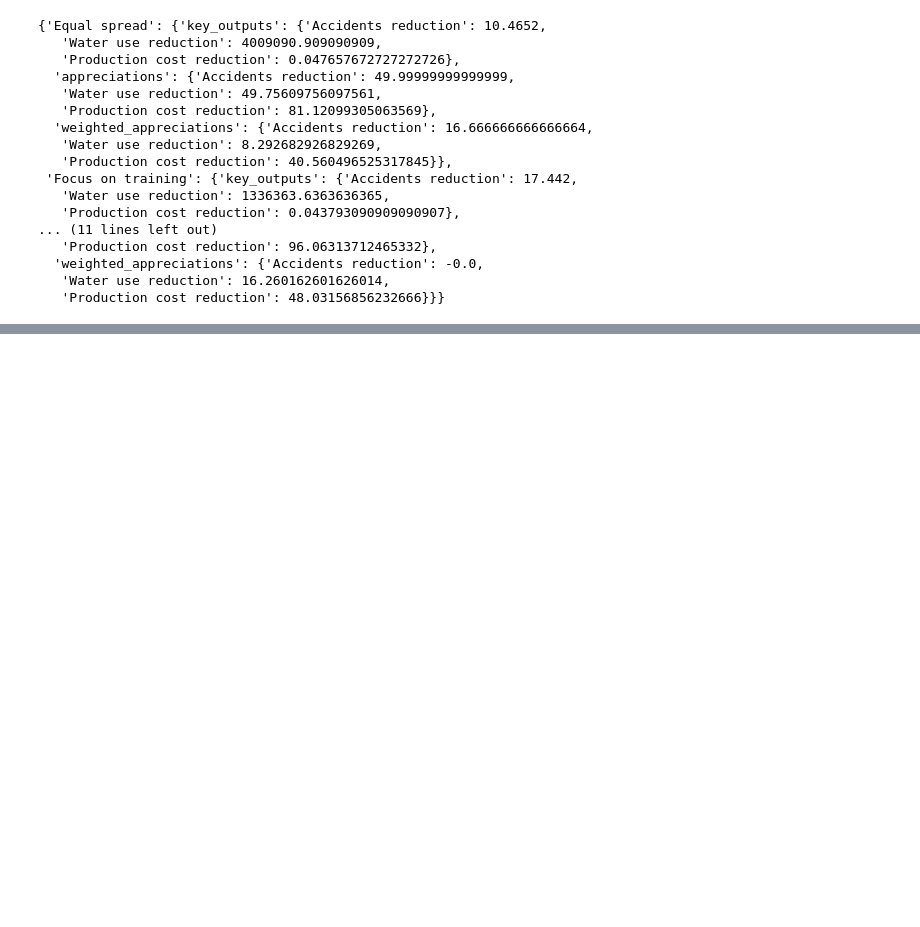
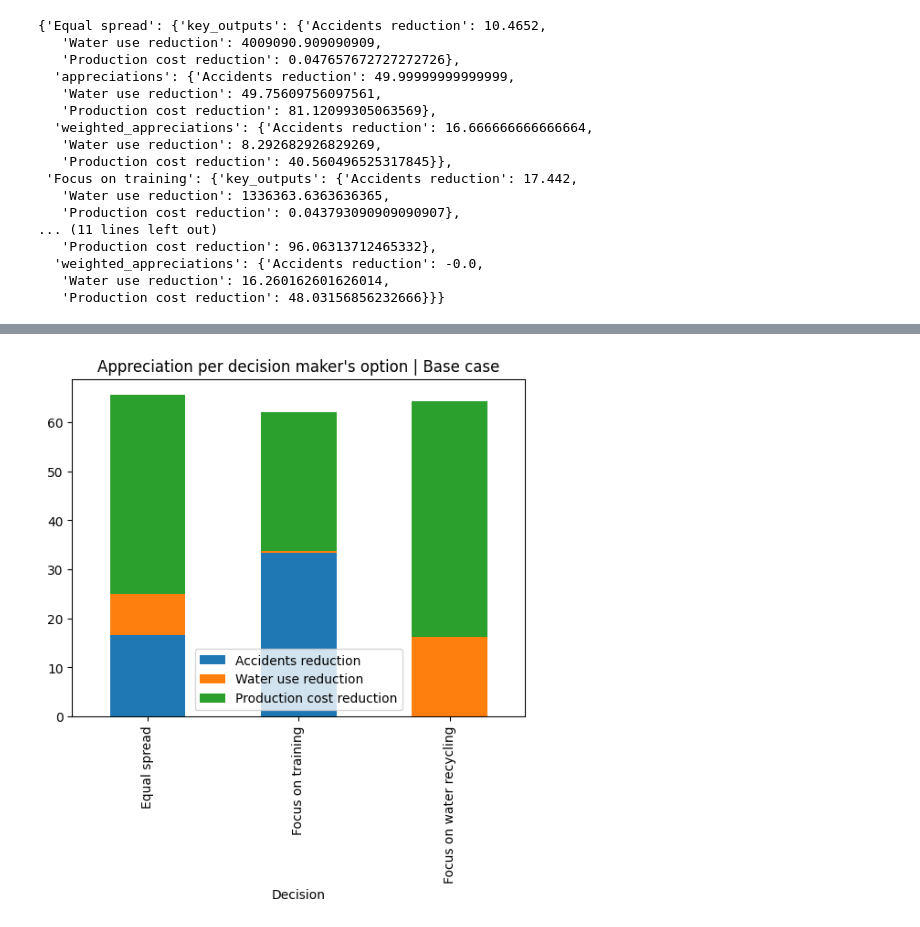
Before and after one commit to responsible-business-decision-making/trbs, a Jupyter notebook: model/analyze_case.ipynb, the cells around one changed output, grey strips where cells are left out. Cells and saved outputs as stored; diff of their text form; code cells hidden in the pictures; blank space fills up the shorter version.

Commit message:
add visualize class

```diff
--- a/model/analyze_case.ipynb
+++ b/model/analyze_case.ipynb
@@ -151,0 +170,4 @@ case.output_dict['Base case']
+# %%
+case.visualize('appreciation_per_dmo', 'Base case')
+# %% [output]
+[figure, added]
```
Also changed, not shown: parts of 6 cells of this notebook, 6 other files.
